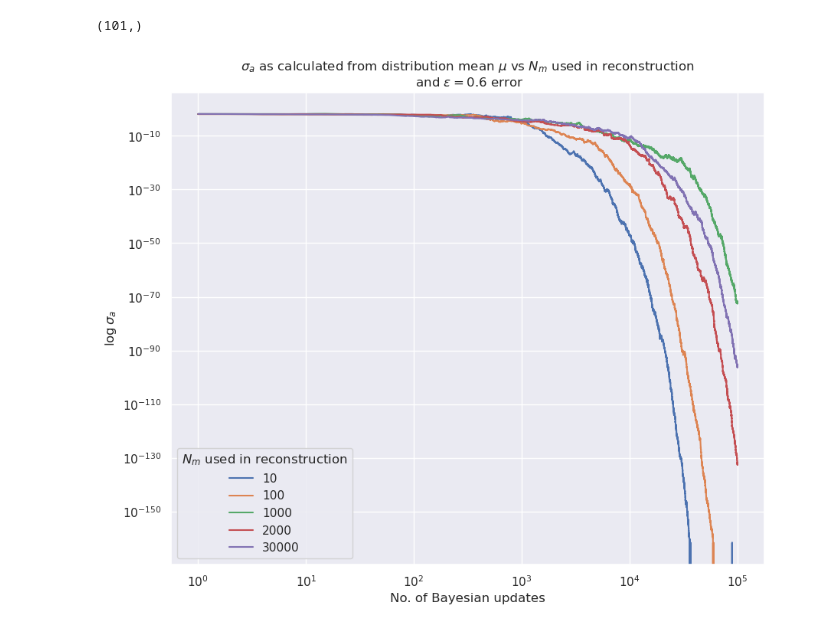
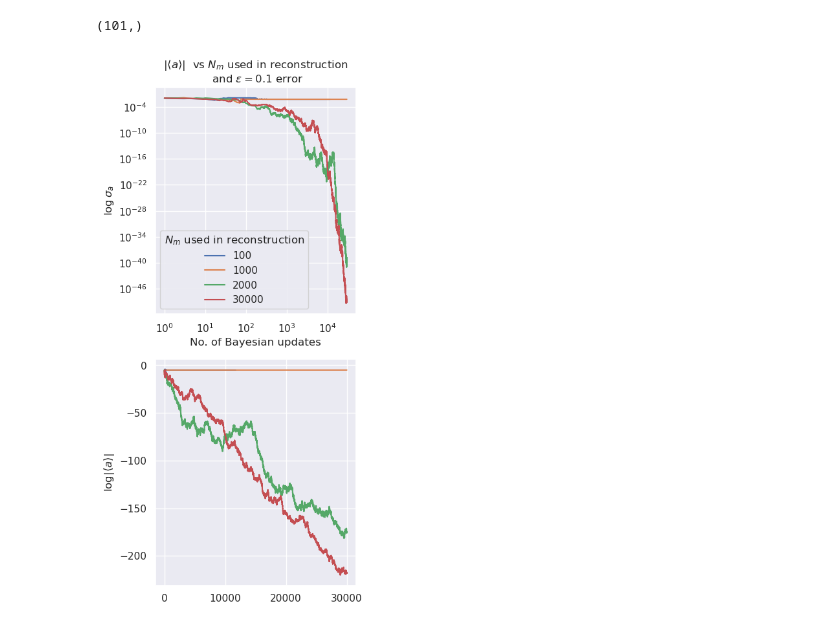
Before and after one commit to rootware/lattice_evolution, a Jupyter notebook: Python/Experimental_comparison.ipynb, the cells around one changed output. Saved outputs shown, nothing was run; the diff lists cells and outputs as text; code cells hidden in the pictures.

Commit message:
add plots

```diff
--- a/Python/Experimental_comparison.ipynb
+++ b/Python/Experimental_comparison.ipynb
@@ -439,7 +439,7 @@ PaVprior.shape
 # %% [output]
 (101,)
 # %%
-epsilon = 0.6;
+epsilon = 0.1;
 P_error = np.array( [ 0.00158886 ,  0.0289448  , 0.0129811 ,    0.17899  ,  0.028321,   0.0413507  ,  0.559008  , 0.0504661 ,  0.0788694  , 0.0194702 ,9.67359e-06]);
 
 
@@ -447,11 +447,15 @@ P_error = np.array( [ 0.00158886 ,  0.0289448  , 0.0129811 ,    0.17899  ,  0.02
 PossibleMomentumOutcomes =np.array( [-10+2*i for i in range(0,11)]); # values of momentum in n\hbar k_L
 PossibleOutcomes = range(0,11);
 datamom =np.reshape( MomProb, ( AList.size, VList.size,11));
-fig= plt.figure(figsize=(10,8))
+
 P_actual=np.array(datamom[:,int(( VList.shape[0]-1)/2),:]); # Fix this hardcoded value #FUCK
 P_simulated = np.zeros(P_actual.shape);
-runs = np.array([ 10,100,1000,2000, 30000]);
+runs = np.array([ 100,1000,2000, 30000]);
 #runs=np.array([20000]);
+fig, axs = plt.subplots(2)
+fig.set_figheight(10);
+fig.set_figwidth(4);
+
 
 for r in runs:
     for i in range(len(AList)):
@@ -462,12 +466,15 @@ for r in runs:
         outcomes = np.random.default_rng().choice(PossibleOutcomes,size=Runs, p = P_actual[i]);
         unique, frequency = np.unique(outcomes, return_counts = True);
         his = np.bincount(outcomes,minlength=11)
-        P_simulated[i] = (1-epsilon)*his/np.sum(his)+ epsilon*P_error;
+        #P_simulated[i] = (1-epsilon)*his/np.sum(his)+ epsilon*P_error;
+        P_simulated[i] = his/np.sum(his);
         P_simulated[i]= P_simulated[i]/np.sum(P_simulated[i])
         #P_simulated[P_simulated==0.0]= 1.0*10**(-40);
 
-    Runs=100000; # How many simulated data do we want
-    outcomes_second = np.random.default_rng().choice(PossibleOutcomes,size=Runs, p = P_simulated[int(( AList.shape[0]-1)/2)]);
+    Runs=30000; # How many simulated data do we want
+    P_simulated_noise = (1-epsilon)*P_simulated[int(( AList.shape[0]-1)/2)]+ epsilon*P_error;
+    P_simulated_noise = P_simulated_noise/np.sum(P_simulated_noise);
+    outcomes_second = np.random.default_rng().choice(PossibleOutcomes,size=Runs, p = P_simulated_noise);
     #unique, frequency = np.unique(outcomes_second, return_counts = True);
 
 
@@ -476,36 +483,43 @@ for r in runs:
 
     stdTimeprob=[];
     meanTime=[];
     plotPaV=np.array([PaVprior]);
 
     counter =0;
     for m in outcomes_second:
         for i in range(AList.size):
             #indexpair = AVListIndex[i];
             #MomentumProbabilities = MomProb[i];
 
             #PaVprior[indexpair[0]] *= (MomentumProbabilities[m])
             PaVprior[i] *= P_simulated[i,m];
             PaVprior/=np.sum(PaVprior)
 
         #counter+=1;
         #if counter % 50 == 0:
         #    plotPaV=np.append(plotPaV,[PaVprior], axis=0);
 
 
 
         mean = np.dot(AList, PaVprior)#bayesian mean
         truemean= AList[int((AList.shape[0]-1)/2)]# 0.0;#true mean
         sq = np.dot (np.power(AList, 2), PaVprior)
         meanTime.append(mean);
         stdTimeprob.append(np.sqrt( sq- truemean**2));# true mean or bayesian mean
 
-    plt.loglog(range(1, len(outcomes_second)+1),np.array(stdTimeprob), label = str(r))
+    axs[0].loglog(range(1, len(outcomes_second)+1),np.array(stdTimeprob), label = str(r))
+    axs[1].plot(range(1, len(outcomes_second)+1), np.log( np.abs( meanTime)), label=str(r));
     #plt.plot(range(1,len(outcomes_second)+1), np.log(np.abs(np.array(meanTime))), label = str(r))
-plt.ylabel("$\log \sigma_a$")
-plt.xlabel("No. of Bayesian updates")
-plt.legend(title="$N_m$ used in reconstruction")
-plt.title("$\sigma_a$ as calculated from distribution mean $\mu$ vs $N_m$ used in reconstruction\n and $\epsilon=$"+str(epsilon) + " error")
+axs[0].set_ylabel("$\log \sigma_a$")
+axs[0].set_xlabel("No. of Bayesian updates")
+axs[0].legend(title="$N_m$ used in reconstruction")
+axs[0].set_title("$\sigma_a$ as calculated from distribution mean $\mu$ vs $N_m$ used in reconstruction\n and $\epsilon=$"+str(epsilon) + " error")
+
+
+axs[1].set_ylabel("$\log |\langle a\\rangle|$")
+axs[0].set_xlabel("No. of Bayesian updates")
+axs[0].legend(title="$N_m$ used in reconstruction")
+axs[0].set_title("$|\langle a \\rangle|$  vs $N_m$ used in reconstruction\n and $\epsilon=$"+str(epsilon) + " error")
 plt.show()
 # %% [output]
-[figure, old version]
+[figure, new version]
```
